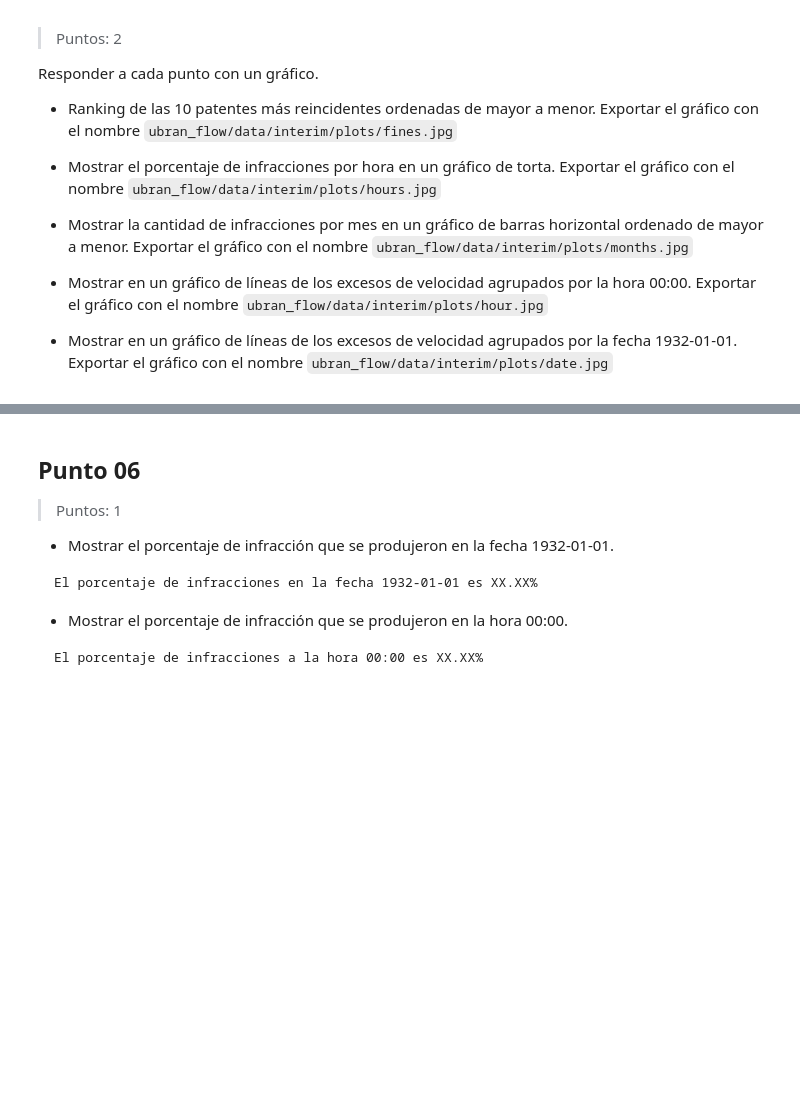
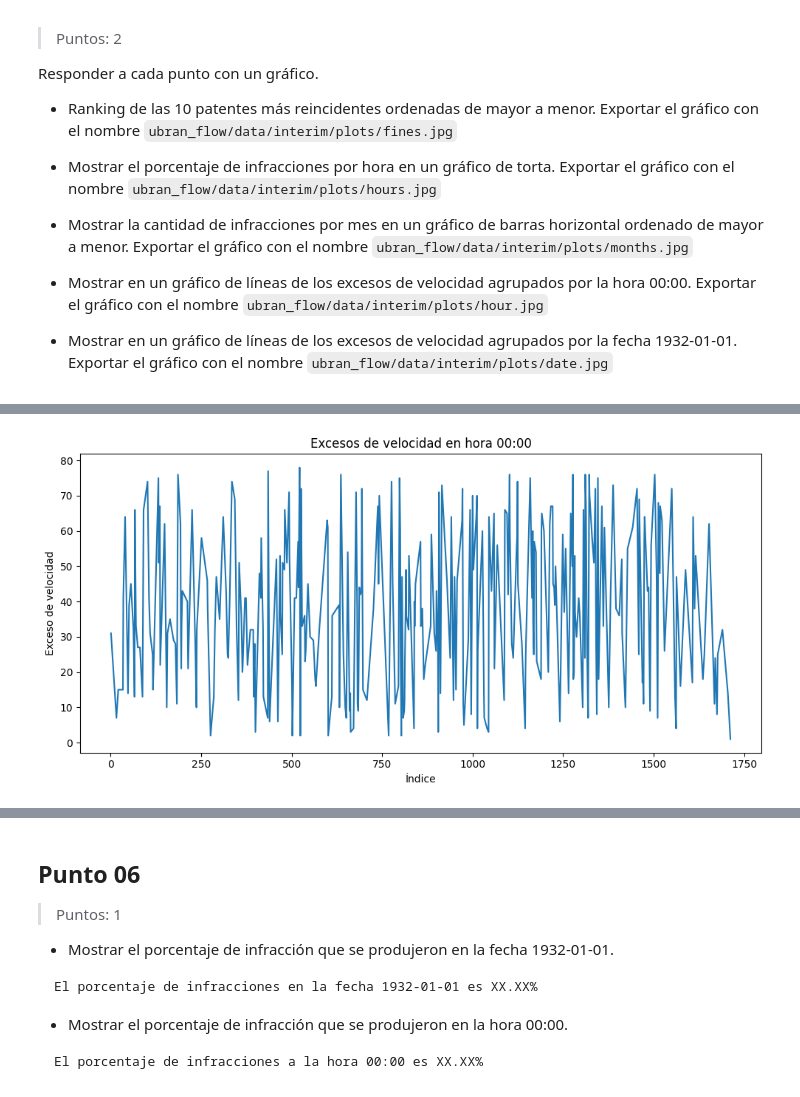
Before and after one commit to abulus1/Urban_Flow, a Jupyter notebook: 01_Urban_Flow_Fernandez_Barboza_Calderon_Sanchez.ipynb, the cells around one changed output, grey strips where cells are left out. Cells and saved outputs as stored; diff of their text form; code cells hidden in the pictures; blank space fills up the shorter version.

```diff
--- a/01_Urban_Flow_Fernandez_Barboza_Calderon_Sanchez.ipynb
+++ b/01_Urban_Flow_Fernandez_Barboza_Calderon_Sanchez.ipynb
@@ -756,0 +798,13 @@ Responder a cada punto con un gráfico.
+# %%
+df_hora = df_interim[df_interim["hora"] == "00:00"]
+
+fig, ax = plt.subplots(figsize=(10, 5))
+ax.plot(df_hora.index, df_hora["exceso_velocidad"])
+ax.set_title("Excesos de velocidad en hora 00:00")
+ax.set_xlabel("Índice")
+ax.set_ylabel("Exceso de velocidad")
+plt.tight_layout()
+plt.savefig("urban_flow/data/interim/plots/hour.jpg")
+plt.show()
+# %% [output]
+[figure, added]
```
Also changed, not shown: parts of 8 cells of this notebook.
